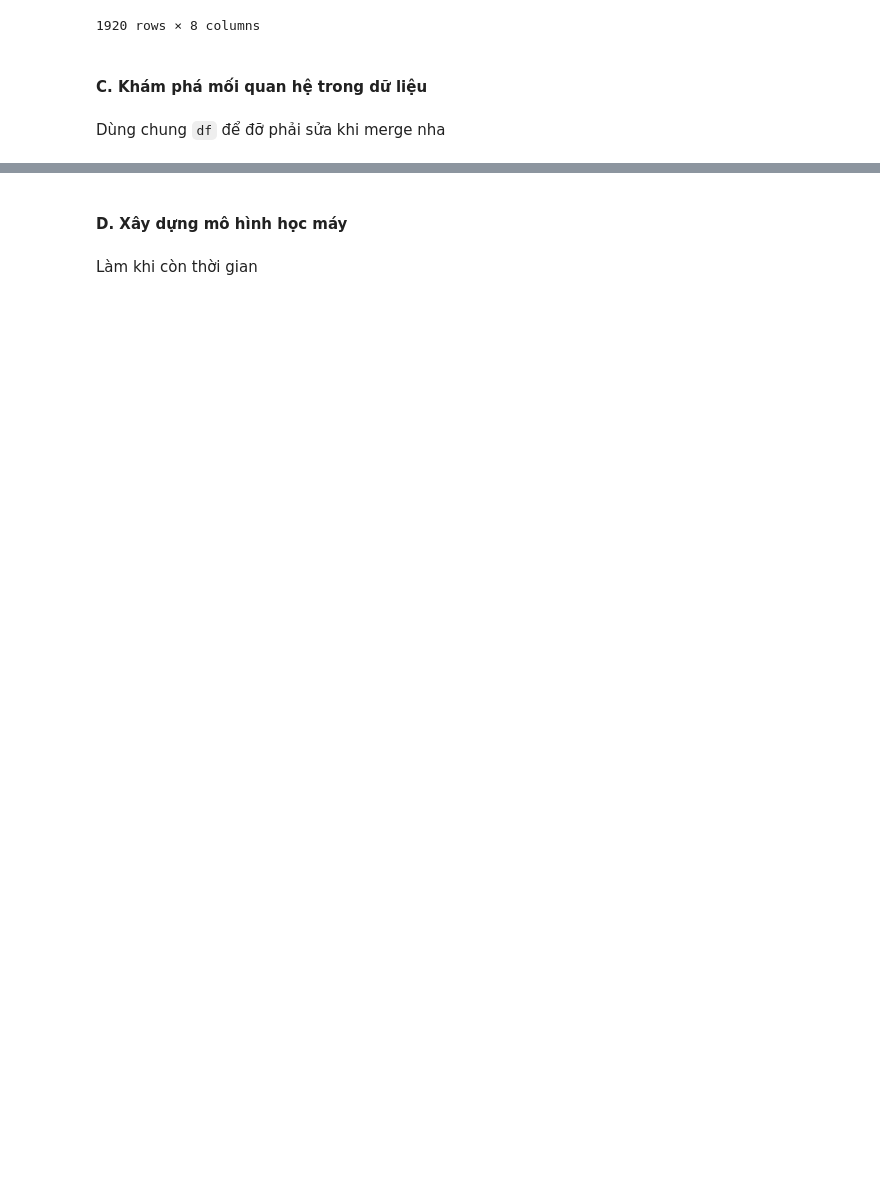
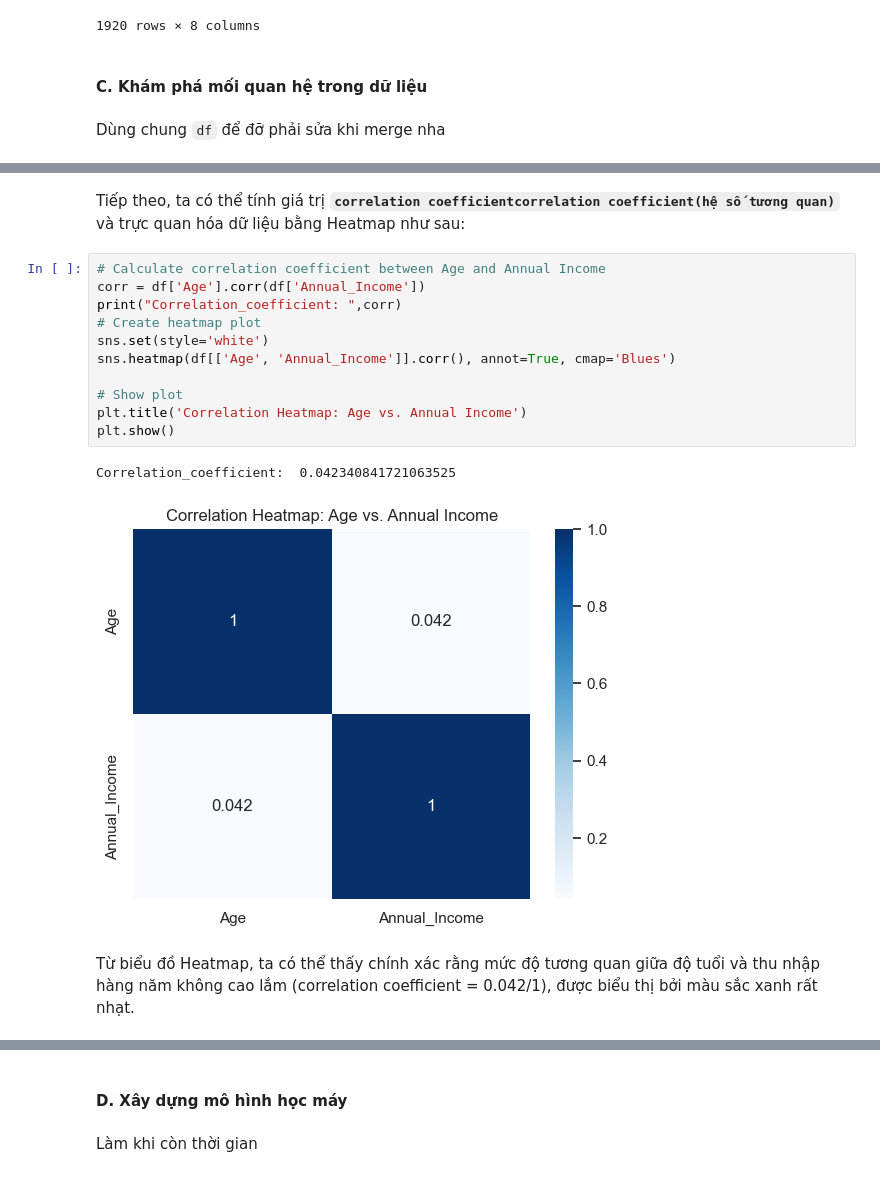
Before and after one commit to tungbtt/Lab01_DV, a Jupyter notebook: lab01.ipynb, the cells around one changed output, grey strips where cells are left out. Cells and saved outputs as stored; diff of their text form; blank space fills up the shorter version.

```diff
--- a/lab01.ipynb
+++ b/lab01.ipynb
@@ -321,0 +352,18 @@ Dùng chung `df` để đỡ phải sửa khi merge nha
+# %% [markdown]
+Tiếp theo, ta có thể tính giá trị **`correlation coefficientcorrelation coefficient(hệ số tương quan)`** và trực quan hóa dữ liệu bằng Heatmap như sau:
+# %%
+# Calculate correlation coefficient between Age and Annual Income
+corr = df['Age'].corr(df['Annual_Income'])
+print("Correlation_coefficient: ",corr)
+# Create heatmap plot
+sns.set(style='white')
+sns.heatmap(df[['Age', 'Annual_Income']].corr(), annot=True, cmap='Blues')
+
+# Show plot
+plt.title('Correlation Heatmap: Age vs. Annual Income')
+plt.show()
+# %% [output]
+Correlation_coefficient:  0.042340841721063525
+[figure, added]
+# %% [markdown]
+Từ biểu đồ Heatmap, ta có thể thấy chính xác rằng mức độ tương quan giữa độ tuổi và thu nhập hàng năm không cao lắm (correlation coefficient = 0.042/1), được biểu thị bởi màu sắc xanh rất nhạt.
```
Also changed, not shown: parts of 9 cells of this notebook.
